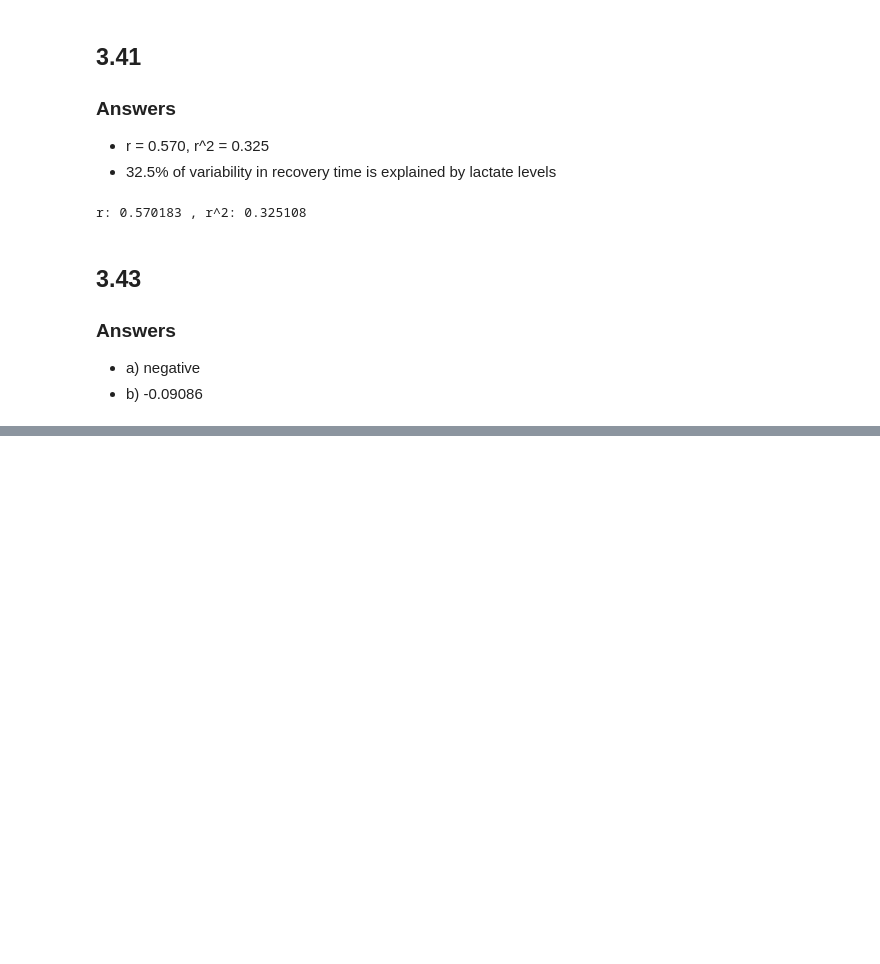
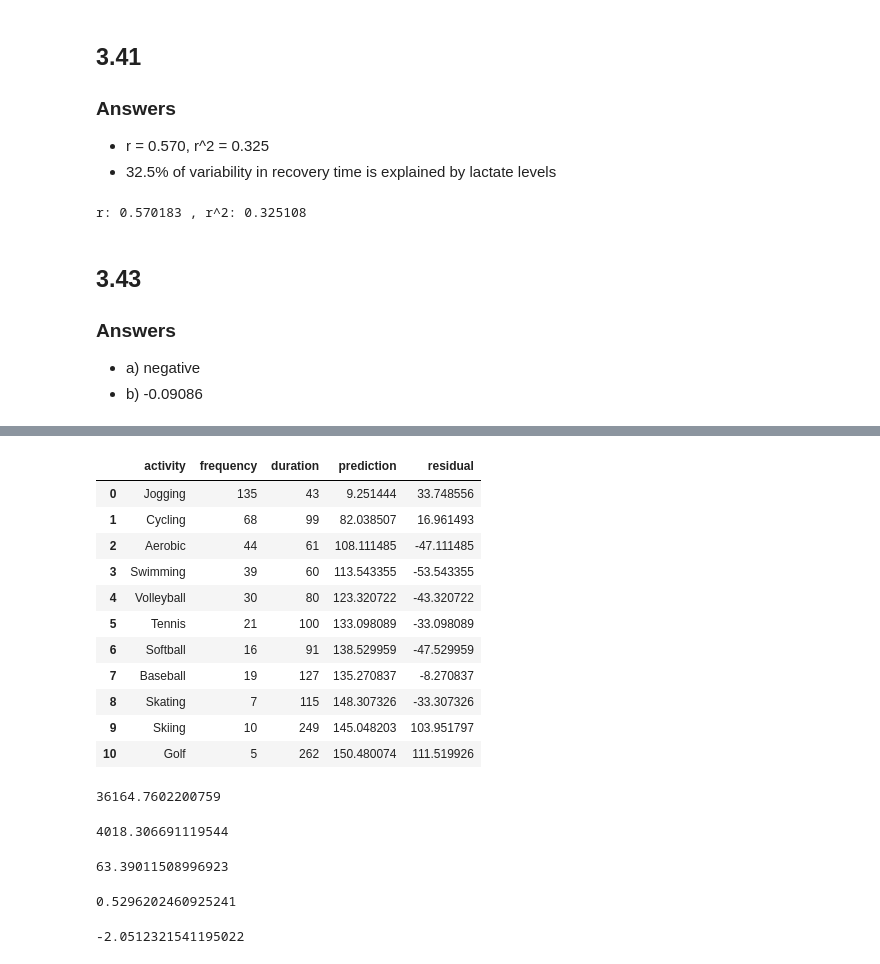
Before and after one commit to rickhaffey/stats-rams, a Jupyter notebook: exercises/Chapter 03 - Exercises.ipynb, the cells around one changed output, grey strips where cells are left out. Drawn from its saved outputs; the diff is of its cells as text; code cells hidden in the pictures; blank space fills up the shorter version.

```diff
--- a/exercises/Chapter 03 - Exercises.ipynb
+++ b/exercises/Chapter 03 - Exercises.ipynb
@@ -655,0 +814,6 @@ r: 0.570183 , r^2: 0.325108
+# %%
+n = len(sports)
+SSxy = sports.cov()['frequency']['duration'] * (n - 1)
+SSxx = sports.frequency.var() * (n - 1)
+b1 = SSxy / SSxx
+b0 = sports.duration.mean() - b1 * sports.frequency.mean()
@@ -655,0 +824,42 @@ r: 0.570183 , r^2: 0.325108
+# %%
+sports['prediction'] = b0 + b1 * sports.frequency
+sports['residual'] = sports.duration - sports.prediction
+sports
+# %% [output]
+|  | activity | frequency | duration | prediction | residual |
+| 0 | Jogging | 135 | 43 | 9.251444 | 33.748556 |
+| 1 | Cycling | 68 | 99 | 82.038507 | 16.961493 |
+| 2 | Aerobic | 44 | 61 | 108.111485 | -47.111485 |
+| 3 | Swimming | 39 | 60 | 113.543355 | -53.543355 |
+| 4 | Volleyball | 30 | 80 | 123.320722 | -43.320722 |
+| 5 | Tennis | 21 | 100 | 133.098089 | -33.098089 |
+| 6 | Softball | 16 | 91 | 138.529959 | -47.529959 |
+| 7 | Baseball | 19 | 127 | 135.270837 | -8.270837 |
+| 8 | Skating | 7 | 115 | 148.307326 | -33.307326 |
+| 9 | Skiing | 10 | 249 | 145.048203 | 103.951797 |
+| 10 | Golf | 5 | 262 | 150.480074 | 111.519926 |
+# %%
+SSE = sports.residual.apply(lambda x: math.pow(x, 2)).sum()
+SSE
+# %% [output]
+36164.7602200759
+# %%
+sSquared = SSE / (n - 2)
+sSquared
+# %% [output]
+4018.306691119544
+# %%
+s = math.sqrt(sSquared)
+s
+# %% [output]
+63.39011508996923
+# %%
+sBeta1 = s / math.sqrt(SSxx)
+sBeta1
+# %% [output]
+0.5296202460925241
+# %%
+t = b1 / sBeta1
+t
+# %% [output]
+-2.0512321541195022
```
Also changed, not shown: parts of 27 cells of this notebook, 1 other file.
